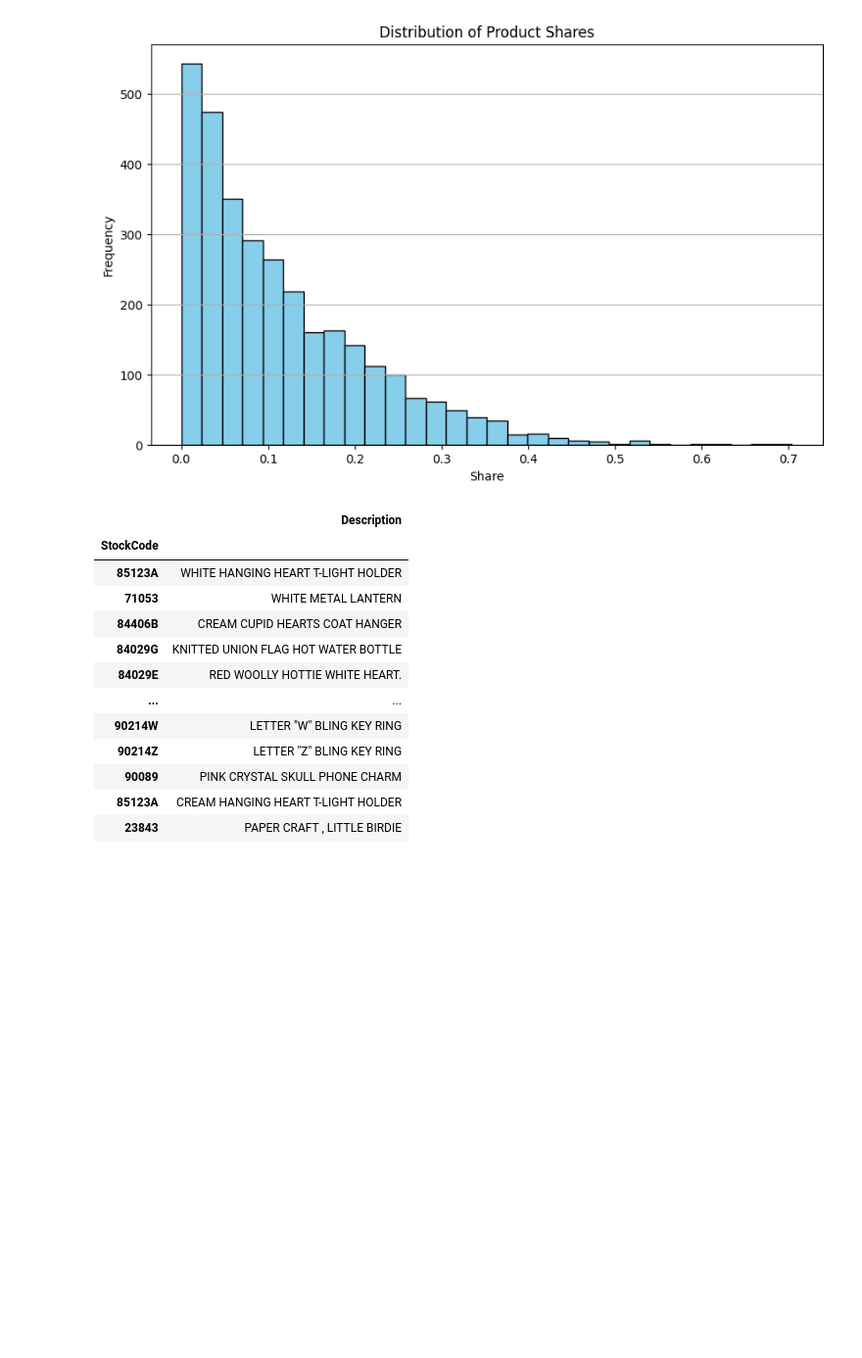
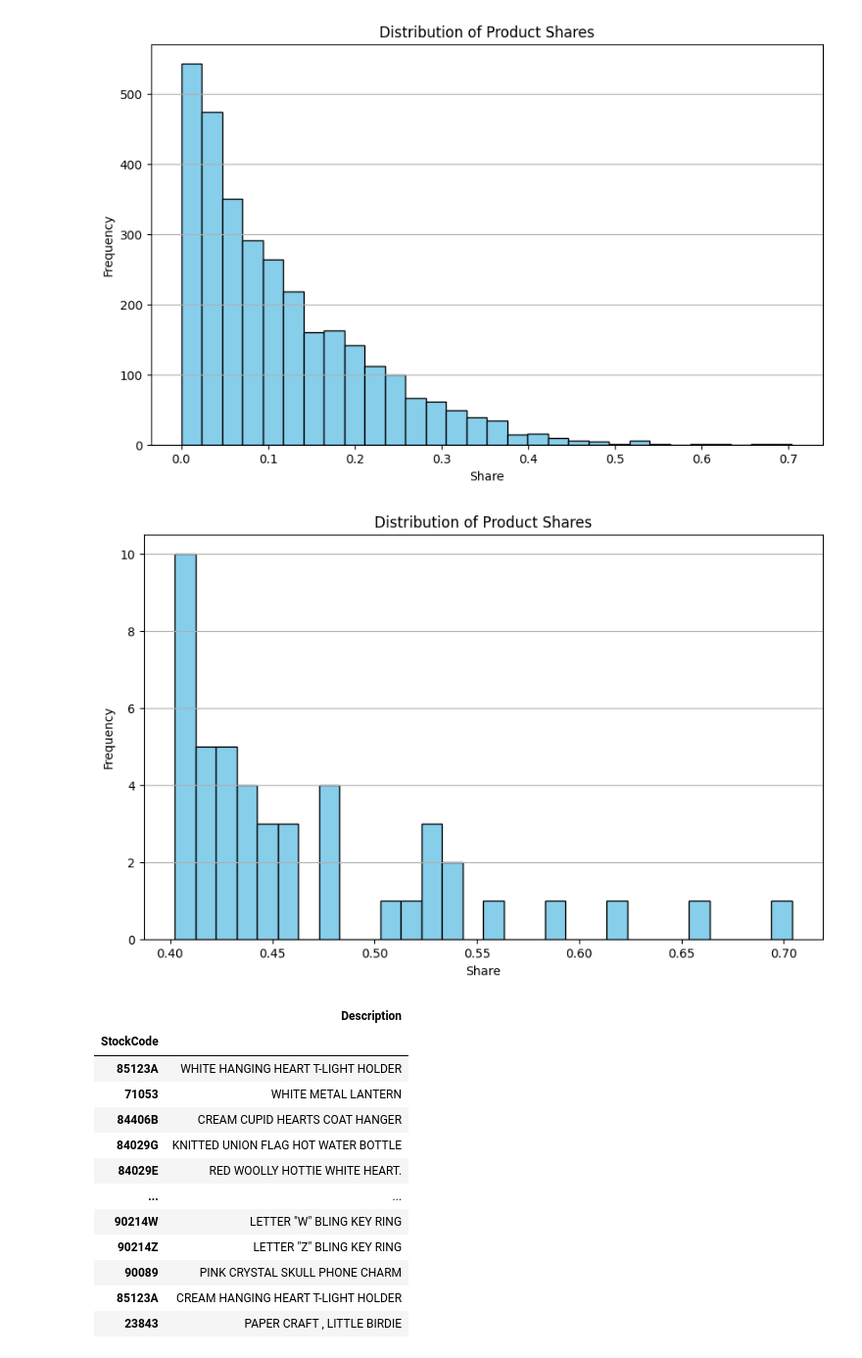
Before and after one commit to DEISI-ULHT-TFC-2023-24/TFC-DEISEI64-E-Commerce, a Jupyter notebook: Queries.ipynb, the cells around one changed output. Shown at 98% size. Cells and saved outputs as stored; diff of their text form; code cells hidden in the pictures; blank space fills up the shorter version.

Commit message:
Added more queries about product shares for better analysis

```diff
--- a/Queries.ipynb
+++ b/Queries.ipynb
@@ -497,4 +498,20 @@ plt.grid(axis='y')
 plt.show()
 # %% [output]
 [figure]
+# %%
+# Showing the number and percentage of products with product share > 40%
+
+# Filter product_counts to include only products with share > 0.4
+filtered_products = product_counts[product_counts['Share'] > 0.4]
+
+# Plot histogram
+plt.figure(figsize=(10, 6))
+plt.hist(filtered_products['Share'], bins=30, color='skyblue', edgecolor='black')
+plt.title('Distribution of Product Shares')
+plt.xlabel('Share')
+plt.ylabel('Frequency')
+plt.grid(axis='y')
+plt.show()
+# %% [output]
+[figure, added]
 # %%
```
Also changed, not shown: parts of 5 cells of this notebook.
